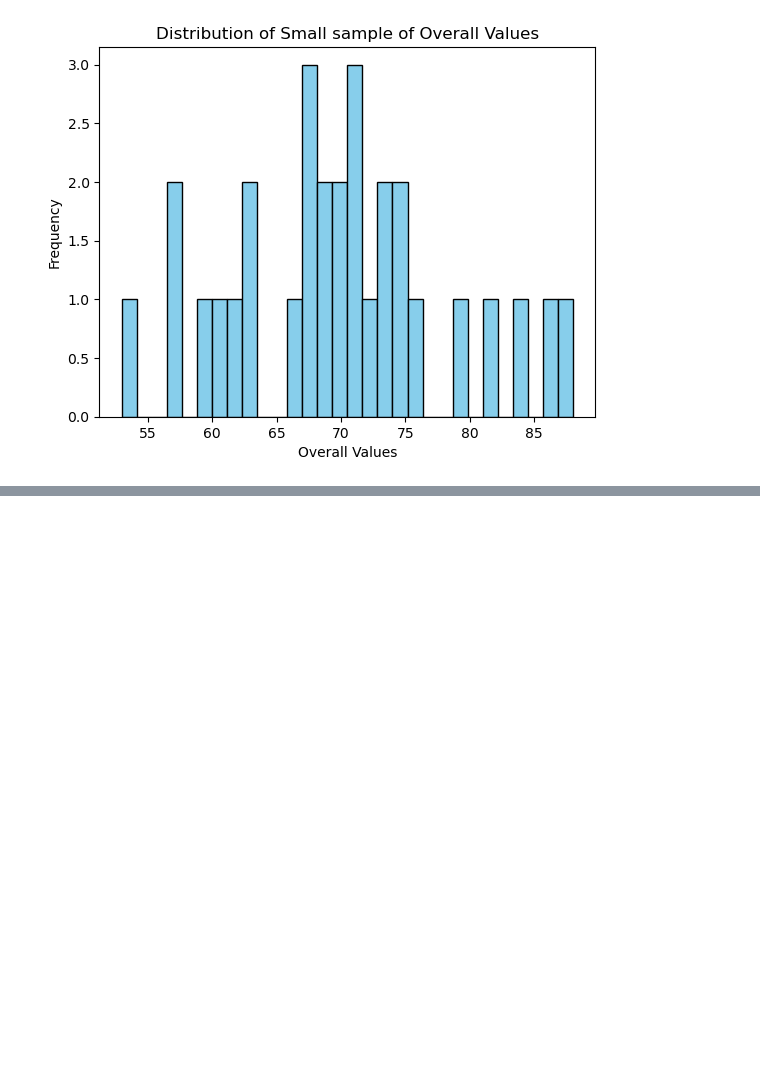
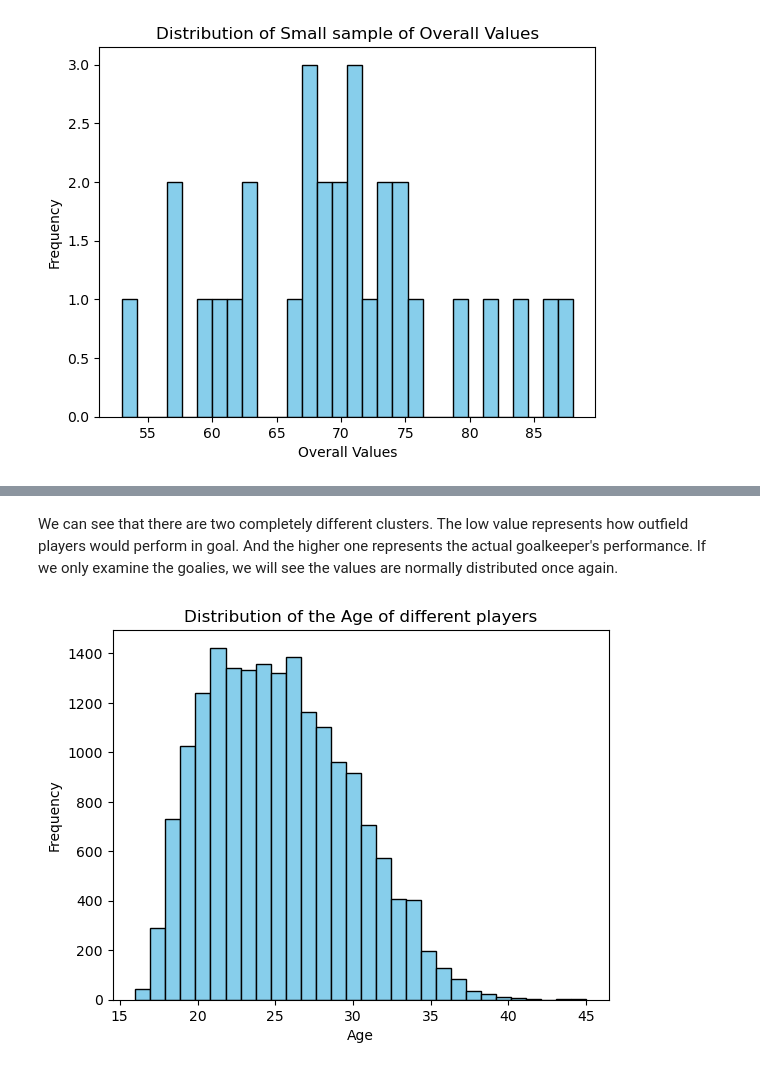
Before and after one commit to 06kunal/Exploratory_Data_Analysis, a Jupyter notebook: Project-Fifa_Dataset/Fifa_data_analysis.ipynb, the cells around one changed output, grey strips where cells are left out. Saved outputs shown, nothing was run; the diff lists cells and outputs as text; code cells hidden in the pictures; blank space fills up the shorter version.

```diff
--- a/Project-Fifa_Dataset/Fifa_data_analysis.ipynb
+++ b/Project-Fifa_Dataset/Fifa_data_analysis.ipynb
@@ -172,0 +205,12 @@ plt.show()
+# %% [markdown]
+We can see that there are two completely different clusters. The low value represents how outfield players would perform in goal. And the higher one represents the actual goalkeeper's performance. If we only examine the goalies, we will see the values are normally distributed once again.
+# %%
+# Now, one more thing to note in this dataset is that the young professional soccer players outnumber the veterans.
+# So, let's create a histogram to see the distribution of the Age column.
+plt.hist(df["Age"], bins = 30, color = "skyblue", edgecolor = "Black")
+plt.xlabel("Age")
+plt.ylabel("Frequency")
+plt.title("Distribution of the Age of different players")
+plt.show()
+# %% [output]
+[figure, added]
```
Also changed, not shown: parts of 7 cells of this notebook.
